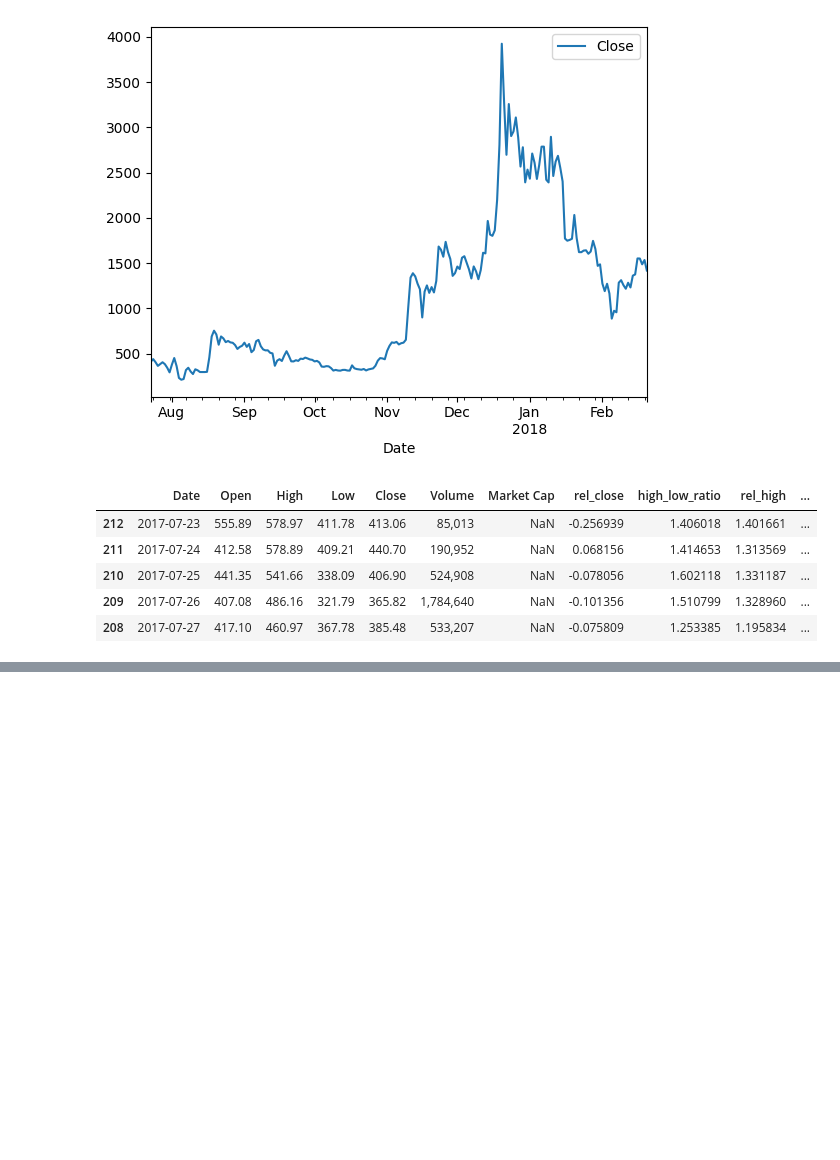
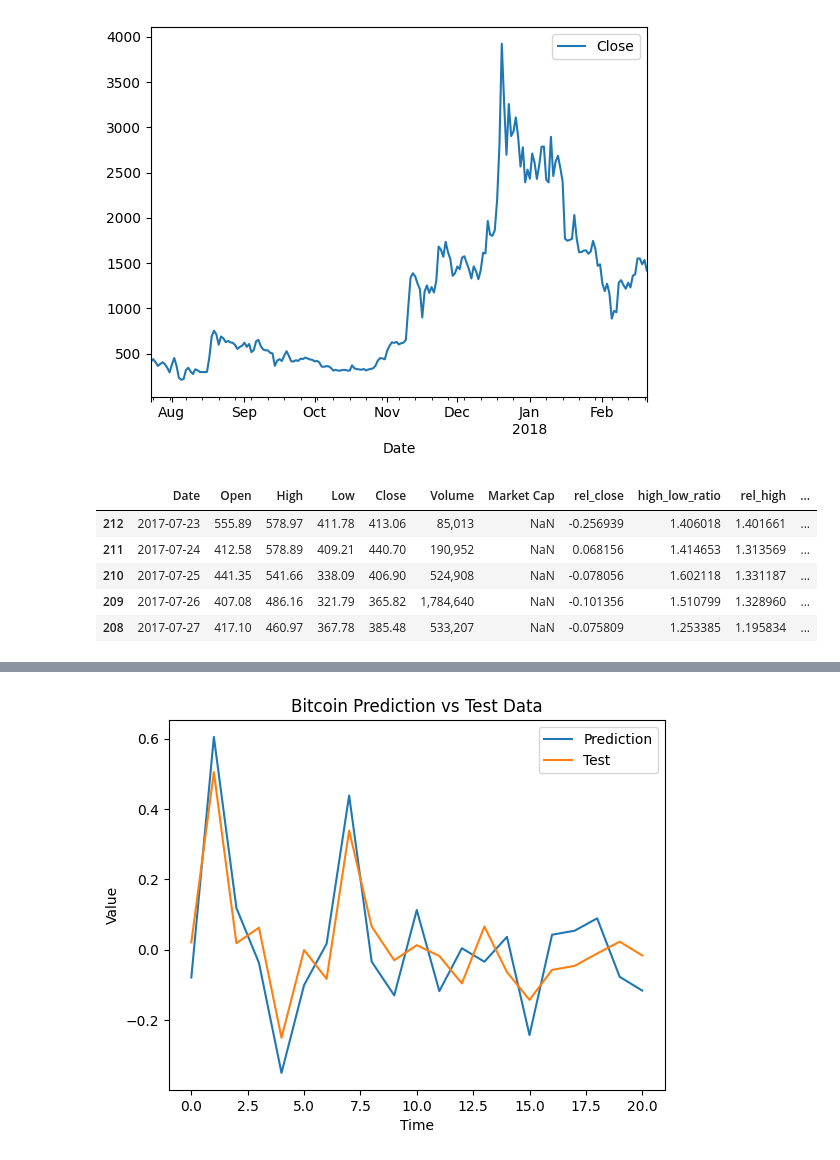
Before and after one commit to kitanoyoru/labs-sem-5, a Jupyter notebook: STATOIV/Lab6/main.ipynb, the cells around one changed output, grey strips where cells are left out. Drawn from its saved outputs; the diff is of its cells as text; code cells hidden in the pictures; blank space fills up the shorter version.

```diff
--- a/STATOIV/Lab6/main.ipynb
+++ b/STATOIV/Lab6/main.ipynb
@@ -161,2 +161,17 @@ bitcoin 0.10181166942673517
+# %%
+
+plt.plot(pred["bitcoin"], label='Prediction')
+
+plt.plot(test['bitcoin'], label='Test')
+
+plt.xlabel('Time')
+plt.ylabel('Value')
+plt.title('Bitcoin Prediction vs Test Data')
+
+plt.legend()
+
+plt.show()
+# %% [output]
+[figure, added]
 # %%
 pred_sign = {coin_name: np.sign(pred[coin_name]) * np.sign(test[coin_name]) for coin_name in pred.keys()}
```
Also changed, not shown: parts of 2 cells of this notebook, 8 other files.
